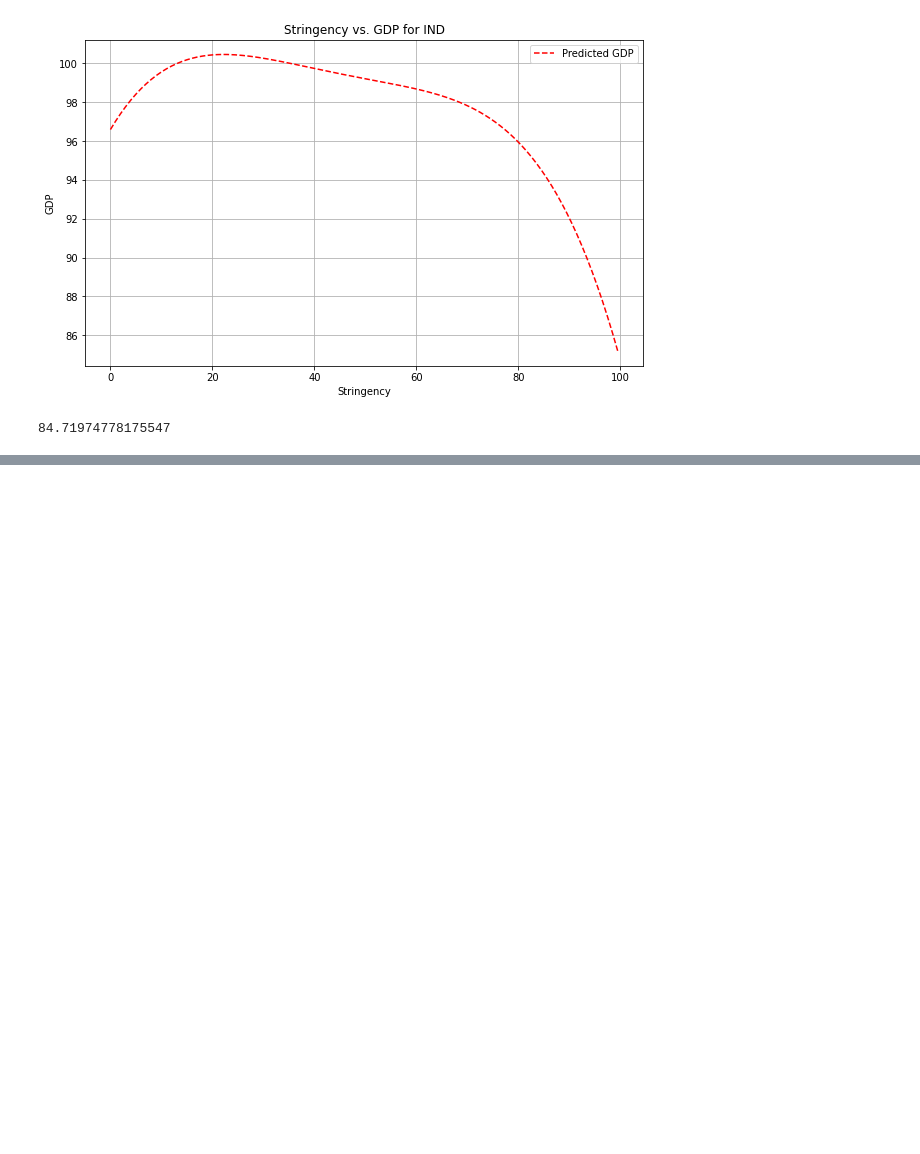
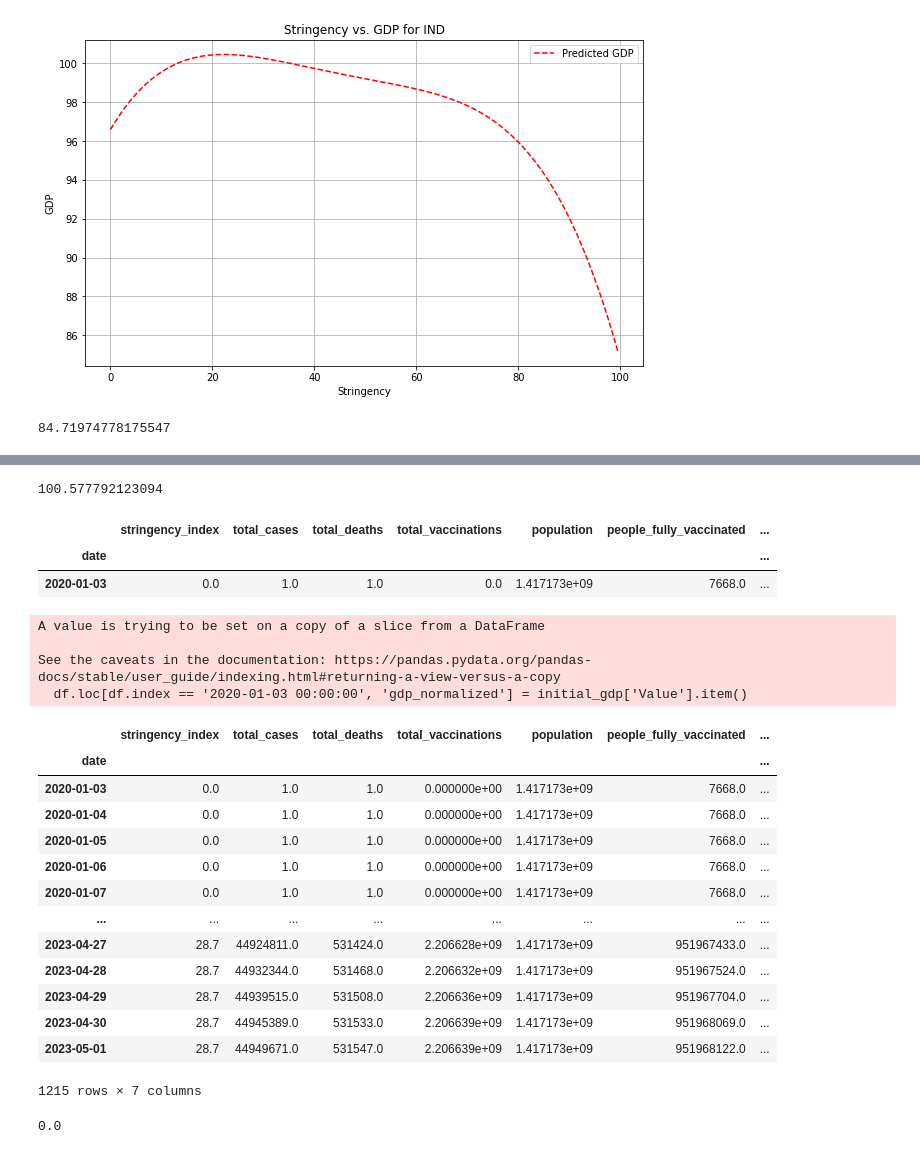
Before and after one commit to psymbio/sir_rl, a Jupyter notebook: 01_eda.ipynb, the cells around one changed output, grey strips where cells are left out. Saved outputs shown, nothing was run; the diff lists cells and outputs as text; code cells hidden in the pictures; blank space fills up the shorter version.

```diff
--- a/01_eda.ipynb
+++ b/01_eda.ipynb
@@ -355,0 +331,35 @@ print(min(selected_dates), max(selected_dates))
+# %%
+initial_gdp = mei_data.loc[(mei_data['LOCATION'] == LOCATION_CHOOSEN) & (mei_data["Frequency"] == "Monthly") & (mei_data["Subject"] == "Leading Indicators OECD > Reference series > Gross Domestic Product (GDP) > Normalised") & (mei_data["TIME"] == '2020-01')][["TIME", "Value", "SUBJECT"]]
+print(initial_gdp['Value'].item())
+# %% [output]
+100.577792123094
+# %%
+display(df.loc[df.index == '2020-01-03 00:00:00', :])
+df.loc[df.index == '2020-01-03 00:00:00', 'gdp_normalized'] = initial_gdp['Value'].item()
+display(df)
+# %% [output]
+|  | stringency_index | total_cases | total_deaths | total_vaccinations | population | people_fully_vaccinated | ... |
+| date |  |  |  |  |  |  | ... |
+| 2020-01-03 | 0.0 | 1.0 | 1.0 | 0.0 | 1.417173e+09 | 7668.0 | ... |
+A value is trying to be set on a copy of a slice from a DataFrame
+
+See the caveats in the documentation: https://pandas.pydata.org/pandas-docs/stable/user_guide/indexing.html#returning-a-view-versus-a-copy
+  df.loc[df.index == '2020-01-03 00:00:00', 'gdp_normalized'] = initial_gdp['Value'].item()
+|  | stringency_index | total_cases | total_deaths | total_vaccinations | population | people_fully_vaccinated | ... |
+| date |  |  |  |  |  |  | ... |
+| 2020-01-03 | 0.0 | 1.0 | 1.0 | 0.000000e+00 | 1.417173e+09 | 7668.0 | ... |
+| 2020-01-04 | 0.0 | 1.0 | 1.0 | 0.000000e+00 | 1.417173e+09 | 7668.0 | ... |
+| 2020-01-05 | 0.0 | 1.0 | 1.0 | 0.000000e+00 | 1.417173e+09 | 7668.0 | ... |
+| 2020-01-06 | 0.0 | 1.0 | 1.0 | 0.000000e+00 | 1.417173e+09 | 7668.0 | ... |
+| 2020-01-07 | 0.0 | 1.0 | 1.0 | 0.000000e+00 | 1.417173e+09 | 7668.0 | ... |
+| ... | ... | ... | ... | ... | ... | ... | ... |
+| 2023-04-27 | 28.7 | 44924811.0 | 531424.0 | 2.206628e+09 | 1.417173e+09 | 951967433.0 | ... |
+| 2023-04-28 | 28.7 | 44932344.0 | 531468.0 | 2.206632e+09 | 1.417173e+09 | 951967524.0 | ... |
+| 2023-04-29 | 28.7 | 44939515.0 | 531508.0 | 2.206636e+09 | 1.417173e+09 | 951967704.0 | ... |
+| 2023-04-30 | 28.7 | 44945389.0 | 531533.0 | 2.206639e+09 | 1.417173e+09 | 951968069.0 | ... |
+| 2023-05-01 | 28.7 | 44949671.0 | 531547.0 | 2.206639e+09 | 1.417173e+09 | 951968122.0 | ... |
+1215 rows × 7 columns
+# %%
+print(min(df["stringency_index"]))
+# %% [output]
+0.0
```
Also changed, not shown: parts of 15 cells of this notebook, 11 other files.
